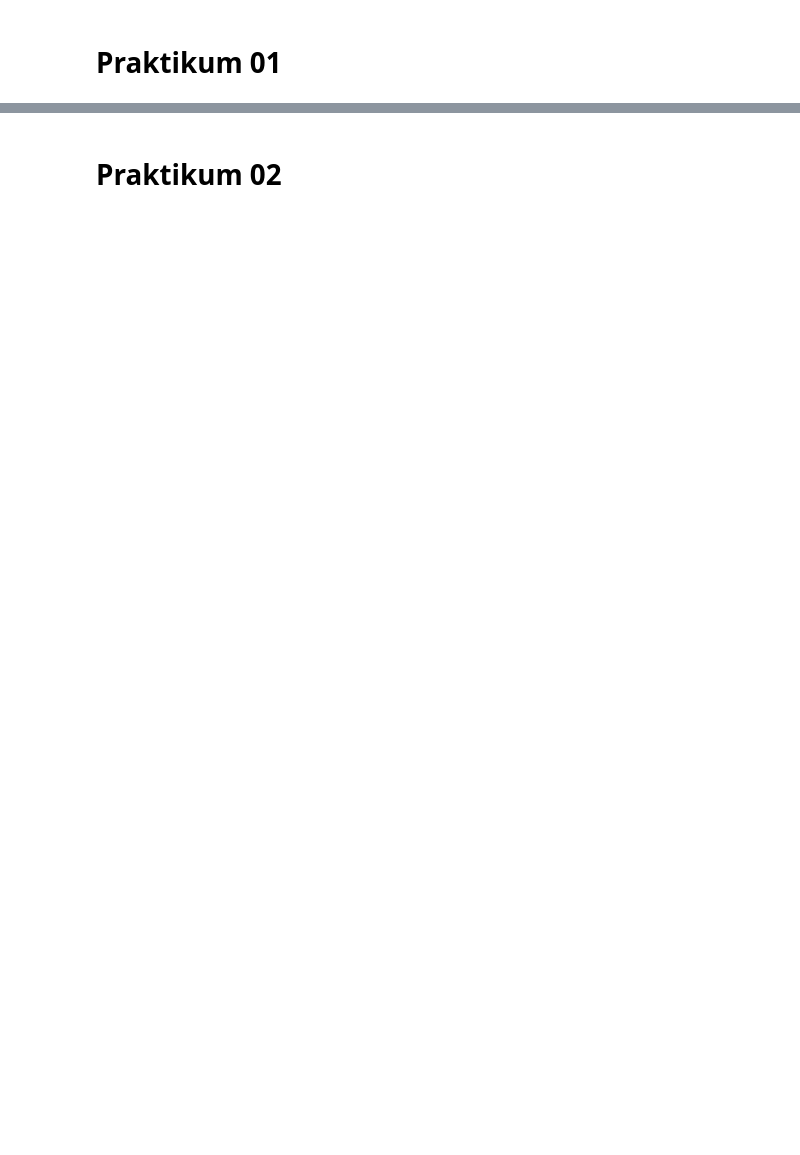
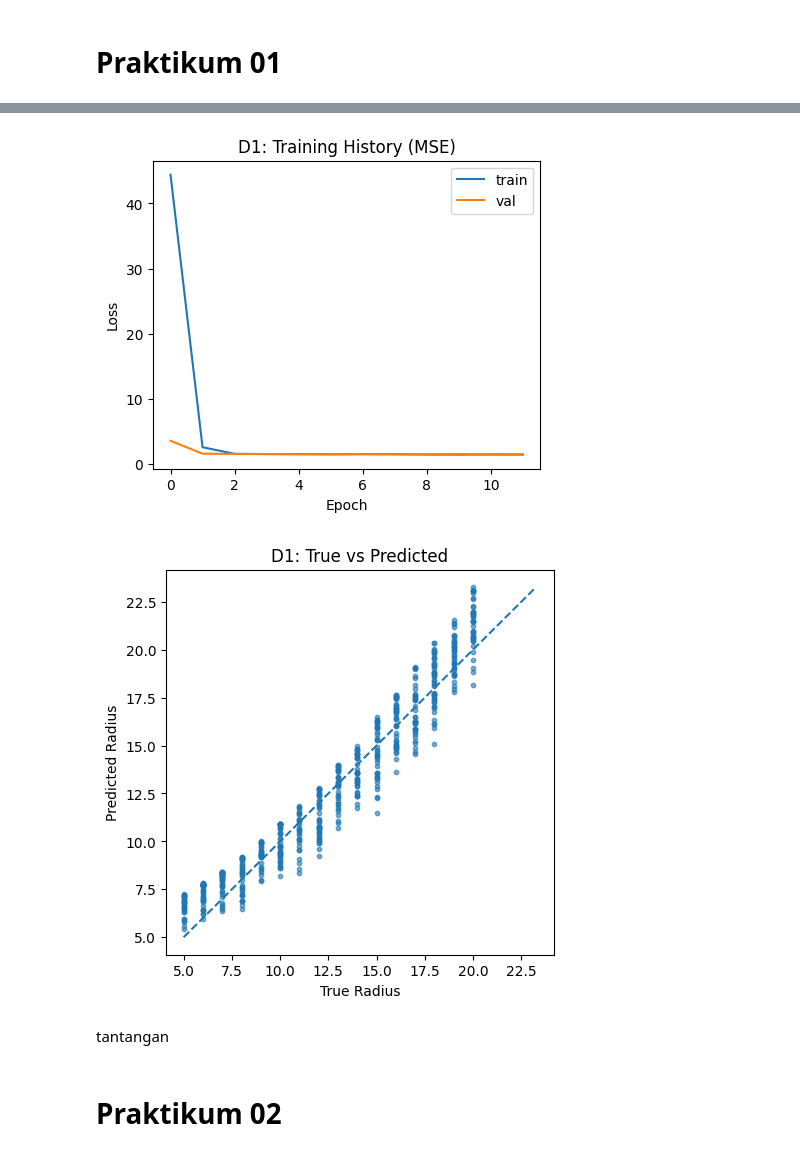
Before and after one commit to Baimiyk/2025_VisiKomputer_TI2C, a Jupyter notebook: jobsheet03_regresi_gambar.ipynb, the cells around one changed output, grey strips where cells are left out. Drawn from its saved outputs; the diff is of its cells as text; code cells hidden in the pictures; blank space fills up the shorter version.

```diff
--- a/jobsheet03_regresi_gambar.ipynb
+++ b/jobsheet03_regresi_gambar.ipynb
@@ -4,0 +59,26 @@
+# %%
+# Siapkan dataset lebih besar untuk training
+N = 3000
+X, y, C = zip(*[make_sample() for _ in range(N)])
+X = np.array(X, dtype=np.float32)
+y = np.array(y, dtype=np.float32)
+Xtr, Xte, ytr, yte = train_test_split(X, y, test_size=0.2, random_state=42)
+# Model CNN sederhana
+model = models.Sequential([
+  layers.Input((64,64,3)),
+  layers.Conv2D(32, 3, activation='relu'), layers.MaxPooling2D(),
+  layers.Conv2D(64, 3, activation='relu'), layers.MaxPooling2D(),
+  layers.Conv2D(128, 3, activation='relu'),
+  layers.GlobalAveragePooling2D(),
+  layers.Dense(64, activation='relu'),
+  layers.Dense(1) # output regresi
+])
+model.compile(optimizer='adam', loss='mse', metrics=['mae'])
+history = model.fit(Xtr, ytr, validation_data=(Xte, yte),
+epochs=12, batch_size=64, verbose=0)
+# Evaluasi
+y_pred = model.predict(Xte).ravel()
+mae = mean_absolute_error(yte, y_pred)
+rmse = float(np.sqrt(np.mean((yte - y_pred)**2)))
+r2 = r2_score(yte, y_pred)
+print(f"MAE={mae:.3f} | RMSE={rmse:.3f} | R2={r2:.3f}")
@@ -5,3 +88,23 @@
+# %%
+# Plot loss
+plt.figure(figsize=(5,4))
+plt.plot(history.history['loss'], label='train')
+plt.plot(history.history['val_loss'], label='val')
+plt.title("D1: Training History (MSE)")
+plt.xlabel("Epoch"); plt.ylabel("Loss"); plt.legend(); plt.show()
+# Scatter True vs Pred
+plt.figure(figsize=(5,5))
+plt.scatter(yte, y_pred, s=10, alpha=0.6)
+lims = [min(yte.min(), y_pred.min()), max(yte.max(), y_pred.max())]
+plt.plot(lims, lims, '--')
+plt.xlabel("True Radius"); plt.ylabel("Predicted Radius")
+plt.title("D1: True vs Predicted")
+plt.show()
+# %% [output]
+[figure, added]
+[figure, added]
+# %% [markdown]
+tantangan
 # %% [markdown]
 # Praktikum 02
 # %%
```
Also changed, not shown: parts of 14 cells of this notebook.
